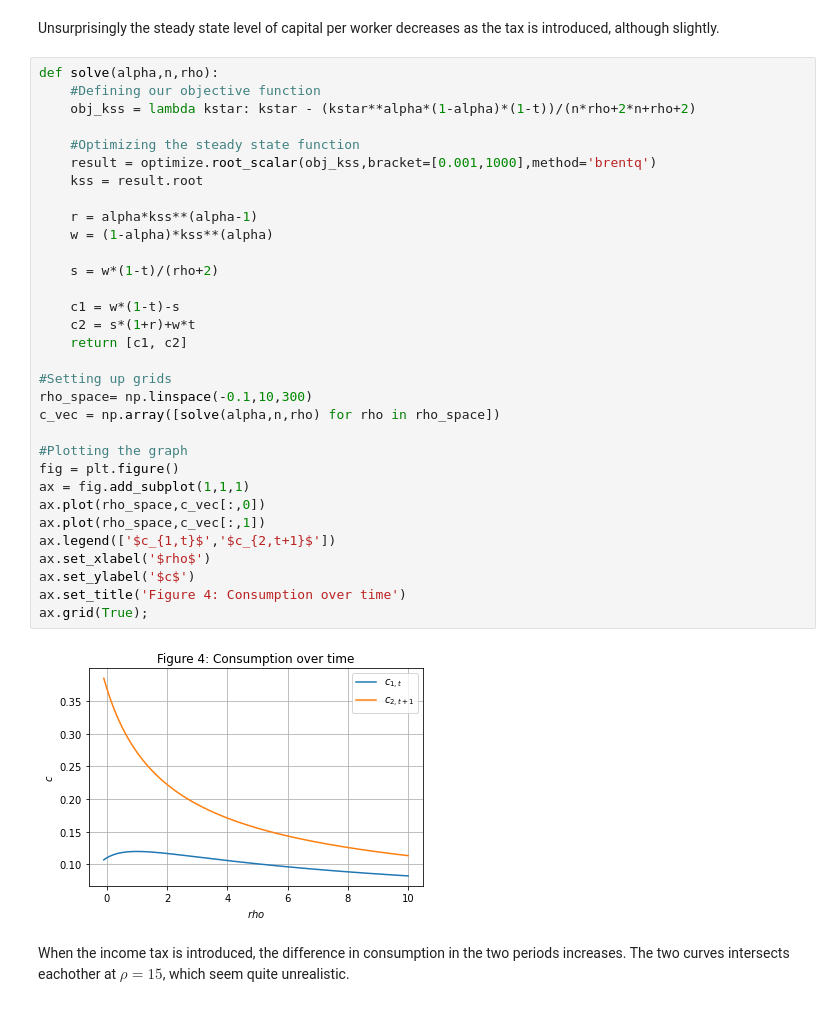
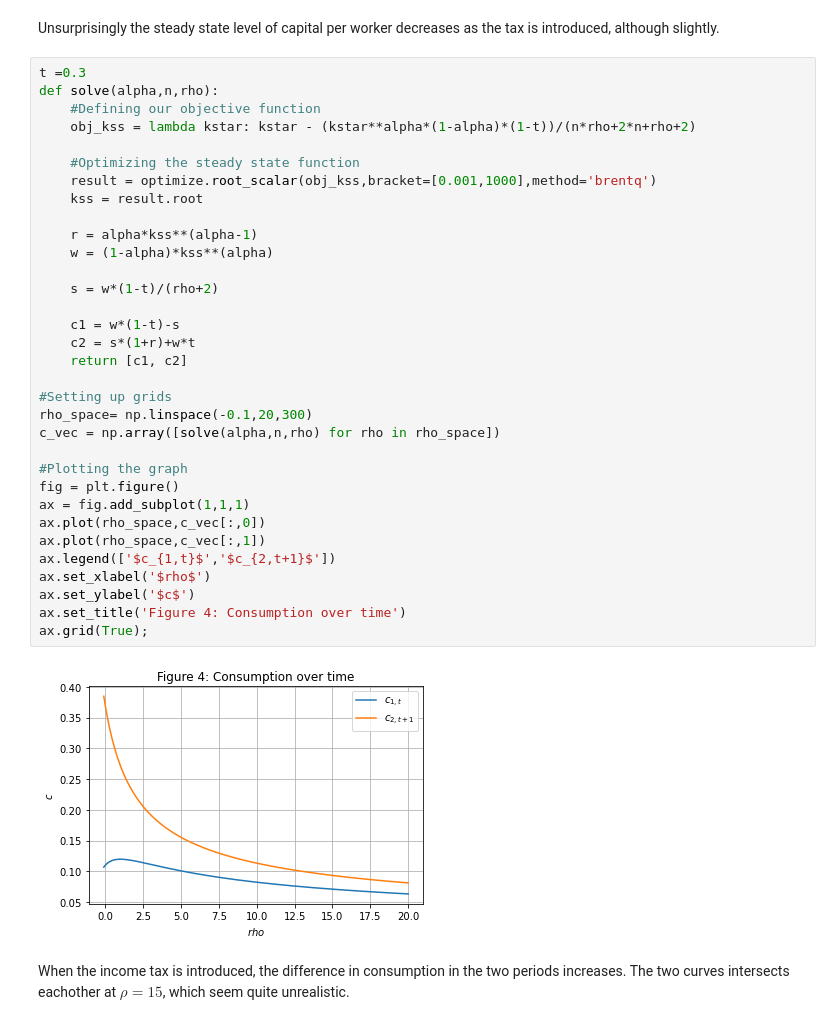
Before and after one commit to AskerNC/projects-2021-team-olm, a Jupyter notebook: modelproject/modelproject.ipynb, the cells around one changed output. Saved outputs shown, nothing was run; the diff lists cells and outputs as text.

```diff
--- a/modelproject/modelproject.ipynb
+++ b/modelproject/modelproject.ipynb
@@ -414,39 +414,40 @@ interactive(children=(FloatSlider(value=0.3, description='t', max=1.0, step=0.01
 # %% [markdown]
 Unsurprisingly the steady state level of capital per worker decreases as the tax is introduced, although slightly.
 # %%
+t =0.3
 def solve(alpha,n,rho):
     #Defining our objective function
     obj_kss = lambda kstar: kstar - (kstar**alpha*(1-alpha)*(1-t))/(n*rho+2*n+rho+2)
 
     #Optimizing the steady state function
     result = optimize.root_scalar(obj_kss,bracket=[0.001,1000],method='brentq')
     kss = result.root
 
     r = alpha*kss**(alpha-1)
     w = (1-alpha)*kss**(alpha)
 
     s = w*(1-t)/(rho+2)
 
     c1 = w*(1-t)-s
     c2 = s*(1+r)+w*t
     return [c1, c2]
 
 #Setting up grids
-rho_space= np.linspace(-0.1,10,300)
+rho_space= np.linspace(-0.1,20,300)
 c_vec = np.array([solve(alpha,n,rho) for rho in rho_space])
 
 #Plotting the graph
 fig = plt.figure()
 ax = fig.add_subplot(1,1,1)
 ax.plot(rho_space,c_vec[:,0])
 ax.plot(rho_space,c_vec[:,1])
 ax.legend(['$c_{1,t}$','$c_{2,t+1}$'])
 ax.set_xlabel('$rho$')
 ax.set_ylabel('$c$')
 ax.set_title('Figure 4: Consumption over time')
 ax.grid(True);
 # %% [output]
-[figure, old version]
+[figure, new version]
 # %% [markdown]
 When the income tax is introduced, the difference in consumption in the two periods increases. The two curves intersects eachother at $\rho=15$, which seem quite unrealistic.
 # %% [markdown]
```
Also changed, not shown: parts of 1 cell of this notebook.
